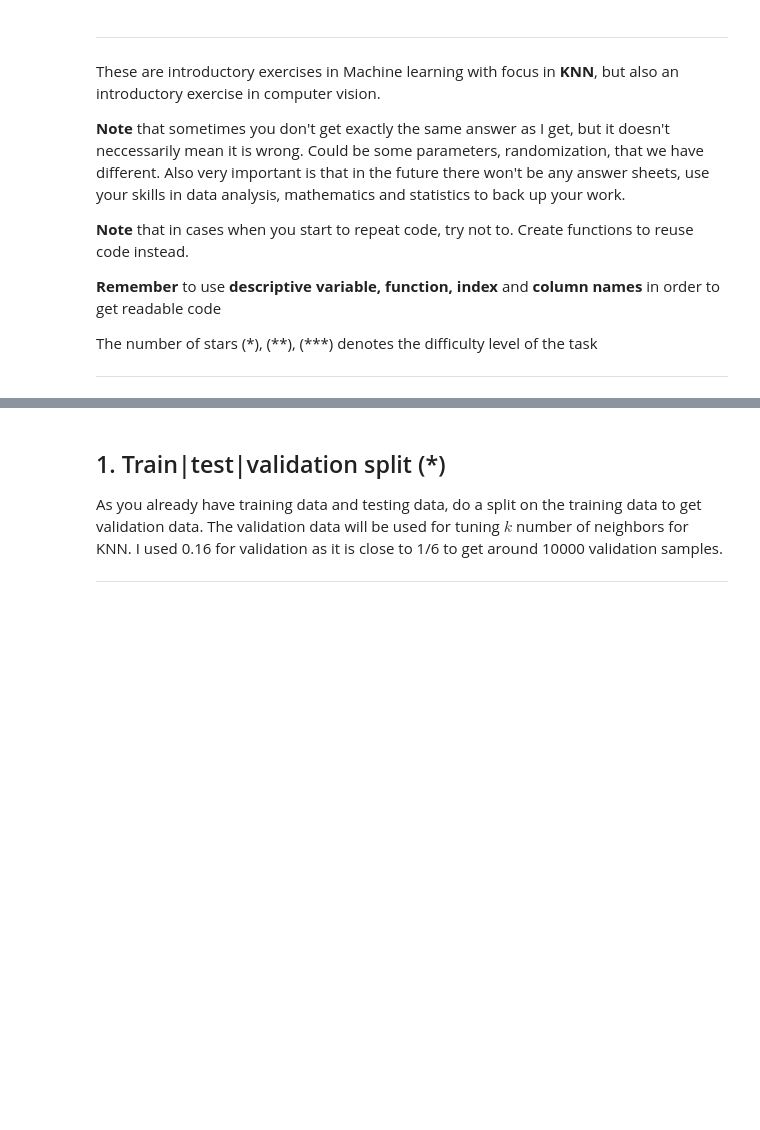
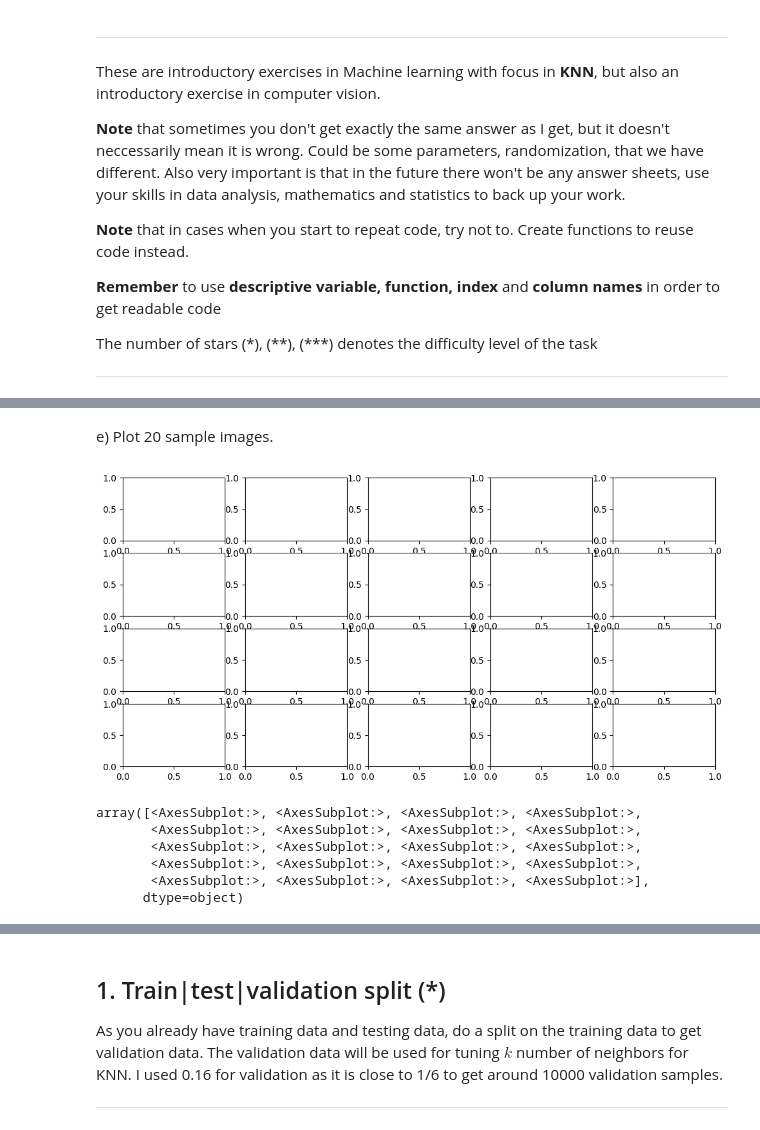
Before and after one commit to yuna-liu/Maskininlarning-Yuna-Liu, a Jupyter notebook: Exercises/E05_KNN.ipynb, the cells around one changed output, grey strips where cells are left out. Cells and saved outputs as stored; diff of their text form; code cells hidden in the pictures; blank space fills up the shorter version.

```diff
--- a/Exercises/E05_KNN.ipynb
+++ b/Exercises/E05_KNN.ipynb
@@ -57,0 +111,15 @@ e) Shape: X_train: (60000, 784), X_test: (10000, 784)
+# %% [markdown]
+e) Plot 20 sample images.
+# %%
+fig, axes = plt.subplots(4,5, figsize=(12,6), dpi=100)
+# %% [output]
+[figure, added]
+# %%
+axes.flatten()
+# %% [output]
+array([<AxesSubplot:>, <AxesSubplot:>, <AxesSubplot:>, <AxesSubplot:>,
+       <AxesSubplot:>, <AxesSubplot:>, <AxesSubplot:>, <AxesSubplot:>,
+       <AxesSubplot:>, <AxesSubplot:>, <AxesSubplot:>, <AxesSubplot:>,
+       <AxesSubplot:>, <AxesSubplot:>, <AxesSubplot:>, <AxesSubplot:>,
+       <AxesSubplot:>, <AxesSubplot:>, <AxesSubplot:>, <AxesSubplot:>],
+      dtype=object)
```
Also changed, not shown: parts of 34 cells of this notebook, 31 other files.
